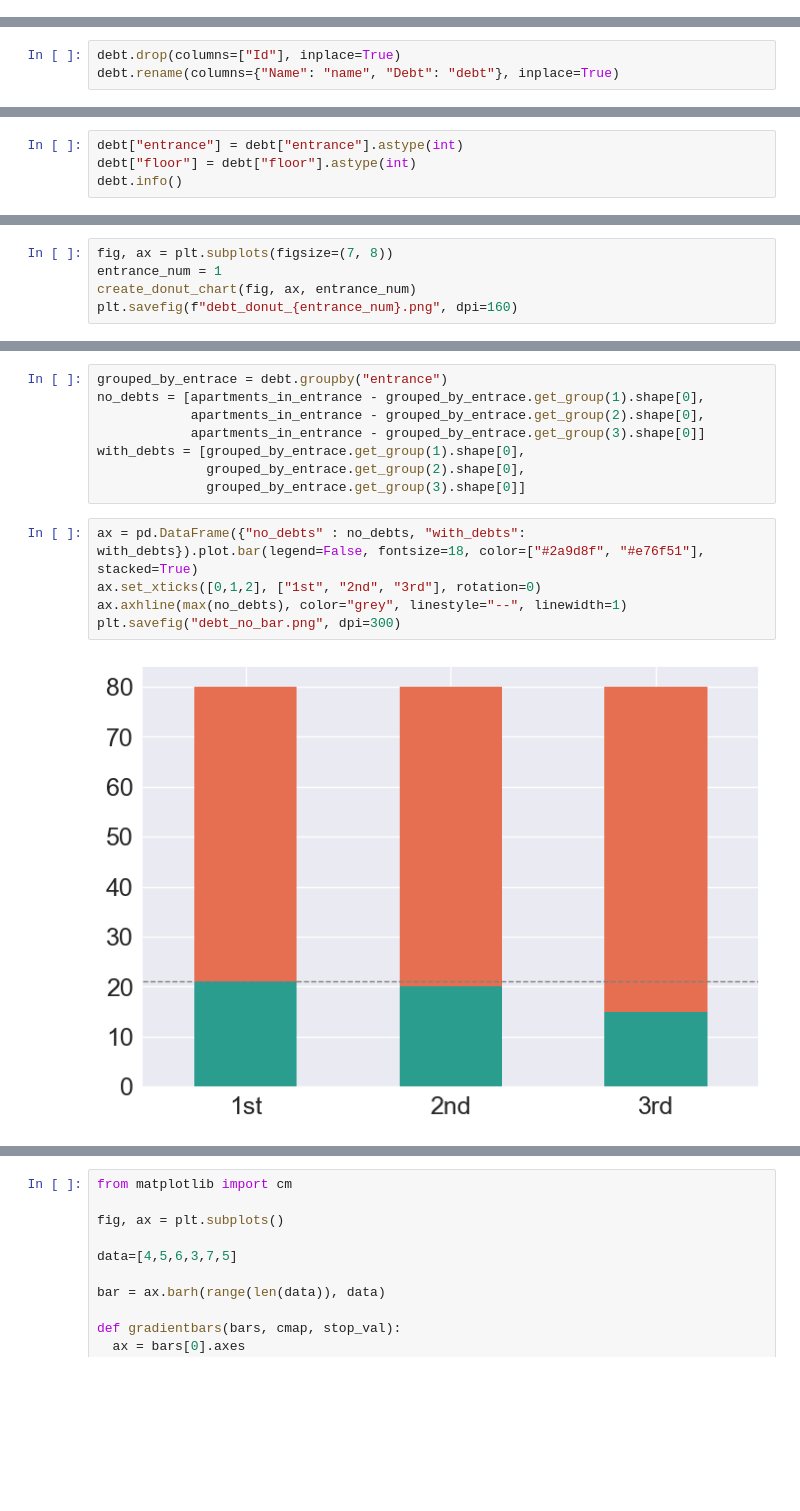
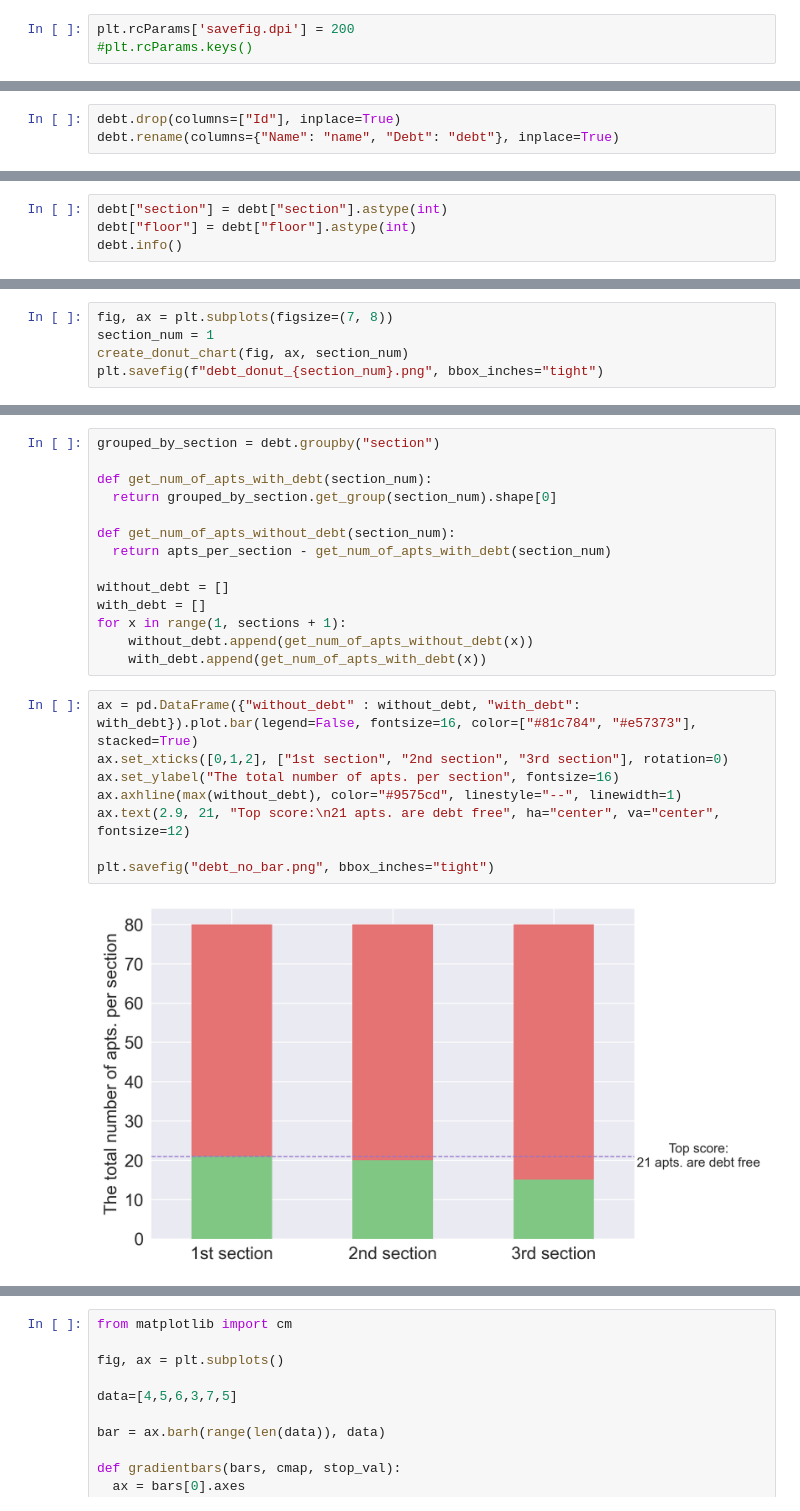
Before and after one commit to SlavaMelanko/SlavaMelanko, a Jupyter notebook: blog/data-visualization/debts.ipynb, the cells around one changed output, grey strips where cells are left out. Saved outputs shown, nothing was run; the diff lists cells and outputs as text; blank space fills up the shorter version.

```diff
--- a/blog/data-visualization/debts.ipynb
+++ b/blog/data-visualization/debts.ipynb
@@ -9 +11,4 @@ plt.style.use("seaborn")
+# %%
+plt.rcParams['savefig.dpi'] = 200
+#plt.rcParams.keys()
 # %% [markdown]
@@ -29,5 +34,5 @@ for apartment_number in debt.index.values:
 # %%
-debt["entrance"] = debt["entrance"].astype(int)
+debt["section"] = debt["section"].astype(int)
 debt["floor"] = debt["floor"].astype(int)
 debt.info()
 # %% [output]
@@ -140,6 +125,6 @@ def create_donut_chart(fig, ax, entrance_num):
 # %%
 fig, ax = plt.subplots(figsize=(7, 8))
-entrance_num = 1
-create_donut_chart(fig, ax, entrance_num)
-plt.savefig(f"debt_donut_{entrance_num}.png", dpi=160)
+section_num = 1
+create_donut_chart(fig, ax, section_num)
+plt.savefig(f"debt_donut_{section_num}.png", bbox_inches="tight")
 # %% [output]
@@ -161,16 +150,25 @@ plt.savefig(f"debt_donut_{entrance_num}.png", dpi=160)
 # %%
-grouped_by_entrace = debt.groupby("entrance")
-no_debts = [apartments_in_entrance - grouped_by_entrace.get_group(1).shape[0],
-            apartments_in_entrance - grouped_by_entrace.get_group(2).shape[0],
-            apartments_in_entrance - grouped_by_entrace.get_group(3).shape[0]]
-with_debts = [grouped_by_entrace.get_group(1).shape[0],
-              grouped_by_entrace.get_group(2).shape[0],
-              grouped_by_entrace.get_group(3).shape[0]]
+grouped_by_section = debt.groupby("section")
+
+def get_num_of_apts_with_debt(section_num):
+  return grouped_by_section.get_group(section_num).shape[0]
+
+def get_num_of_apts_without_debt(section_num):
+  return apts_per_section - get_num_of_apts_with_debt(section_num)
+
+without_debt = []
+with_debt = []
+for x in range(1, sections + 1):
+    without_debt.append(get_num_of_apts_without_debt(x))
+    with_debt.append(get_num_of_apts_with_debt(x))
 # %%
-ax = pd.DataFrame({"no_debts" : no_debts, "with_debts": with_debts}).plot.bar(legend=False, fontsize=18, color=["#2a9d8f", "#e76f51"], stacked=True)
-ax.set_xticks([0,1,2], ["1st", "2nd", "3rd"], rotation=0)
-ax.axhline(max(no_debts), color="grey", linestyle="--", linewidth=1)
-plt.savefig("debt_no_bar.png", dpi=300)
+ax = pd.DataFrame({"without_debt" : without_debt, "with_debt": with_debt}).plot.bar(legend=False, fontsize=16, color=["#81c784", "#e57373"], stacked=True)
+ax.set_xticks([0,1,2], ["1st section", "2nd section", "3rd section"], rotation=0)
+ax.set_ylabel("The total number of apts. per section", fontsize=16)
+ax.axhline(max(without_debt), color="#9575cd", linestyle="--", linewidth=1)
+ax.text(2.9, 21, "Top score:\n21 apts. are debt free", ha="center", va="center", fontsize=12)
+
+plt.savefig("debt_no_bar.png", bbox_inches="tight")
 # %% [output]
-[figure, old version]
+[figure, new version]
 # %%
```
Also changed, not shown: parts of 30 cells of this notebook.
